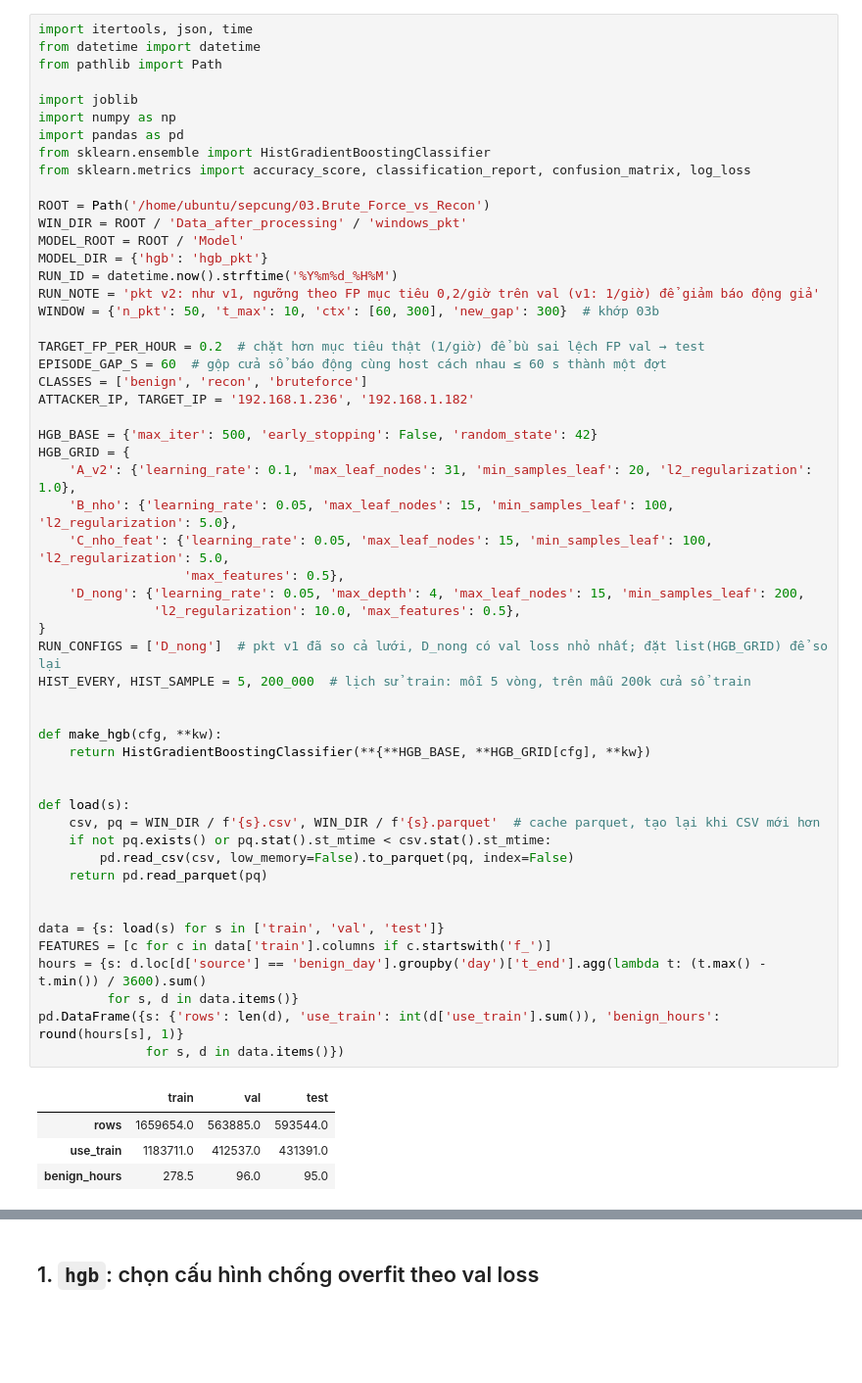
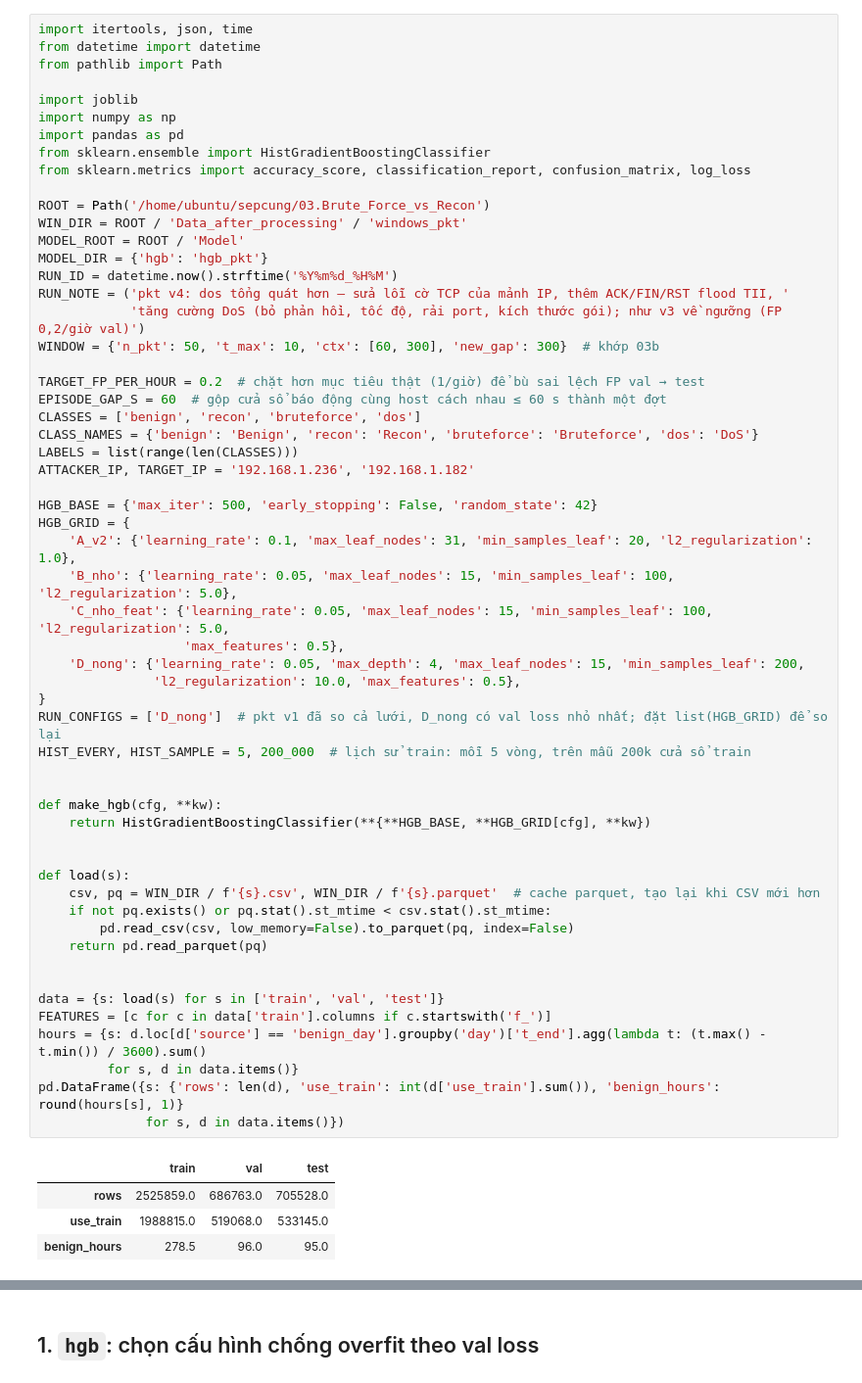
Before and after one commit to DucAnhVu-15/03.BruteForce_-_Recon, a Jupyter notebook: Code/train/04b_train_eval_packet_windows.ipynb, the cells around one changed output, grey strips where cells are left out. Shown at 98% size. Drawn from its saved outputs; the diff is of its cells as text; blank space fills up the shorter version.

```diff
--- a/Code/train/04b_train_eval_packet_windows.ipynb
+++ b/Code/train/04b_train_eval_packet_windows.ipynb
@@ -32,12 +32,15 @@ WIN_DIR = ROOT / 'Data_after_processing' / 'windows_pkt'
 MODEL_ROOT = ROOT / 'Model'
 MODEL_DIR = {'hgb': 'hgb_pkt'}
 RUN_ID = datetime.now().strftime('%Y%m%d_%H%M')
-RUN_NOTE = 'pkt v2: như v1, ngưỡng theo FP mục tiêu 0,2/giờ trên val (v1: 1/giờ) để giảm báo động giả'
+RUN_NOTE = ('pkt v4: dos tổng quát hơn — sửa lỗi cờ TCP của mảnh IP, thêm ACK/FIN/RST flood TII, '
+            'tăng cường DoS (bỏ phản hồi, tốc độ, rải port, kích thước gói); như v3 về ngưỡng (FP 0,2/giờ val)')
 WINDOW = {'n_pkt': 50, 't_max': 10, 'ctx': [60, 300], 'new_gap': 300}  # khớp 03b
 
 TARGET_FP_PER_HOUR = 0.2  # chặt hơn mục tiêu thật (1/giờ) để bù sai lệch FP val → test
 EPISODE_GAP_S = 60  # gộp cửa sổ báo động cùng host cách nhau ≤ 60 s thành một đợt
-CLASSES = ['benign', 'recon', 'bruteforce']
+CLASSES = ['benign', 'recon', 'bruteforce', 'dos']
+CLASS_NAMES = {'benign': 'Benign', 'recon': 'Recon', 'bruteforce': 'Bruteforce', 'dos': 'DoS'}
+LABELS = list(range(len(CLASSES)))
 ATTACKER_IP, TARGET_IP = '192.168.1.236', '192.168.1.182'
 
 HGB_BASE = {'max_iter': 500, 'early_stopping': False, 'random_state': 42}
@@ -45,35 +48,35 @@ HGB_GRID = {
     'A_v2': {'learning_rate': 0.1, 'max_leaf_nodes': 31, 'min_samples_leaf': 20, 'l2_regularization': 1.0},
     'B_nho': {'learning_rate': 0.05, 'max_leaf_nodes': 15, 'min_samples_leaf': 100, 'l2_regularization': 5.0},
     'C_nho_feat': {'learning_rate': 0.05, 'max_leaf_nodes': 15, 'min_samples_leaf': 100, 'l2_regularization': 5.0,
                    'max_features': 0.5},
     'D_nong': {'learning_rate': 0.05, 'max_depth': 4, 'max_leaf_nodes': 15, 'min_samples_leaf': 200,
                'l2_regularization': 10.0, 'max_features': 0.5},
 }
 RUN_CONFIGS = ['D_nong']  # pkt v1 đã so cả lưới, D_nong có val loss nhỏ nhất; đặt list(HGB_GRID) để so lại
 HIST_EVERY, HIST_SAMPLE = 5, 200_000  # lịch sử train: mỗi 5 vòng, trên mẫu 200k cửa sổ train
 
 
 def make_hgb(cfg, **kw):
     return HistGradientBoostingClassifier(**{**HGB_BASE, **HGB_GRID[cfg], **kw})
 
 
 def load(s):
     csv, pq = WIN_DIR / f'{s}.csv', WIN_DIR / f'{s}.parquet'  # cache parquet, tạo lại khi CSV mới hơn
     if not pq.exists() or pq.stat().st_mtime < csv.stat().st_mtime:
         pd.read_csv(csv, low_memory=False).to_parquet(pq, index=False)
     return pd.read_parquet(pq)
 
 
 data = {s: load(s) for s in ['train', 'val', 'test']}
 FEATURES = [c for c in data['train'].columns if c.startswith('f_')]
 hours = {s: d.loc[d['source'] == 'benign_day'].groupby('day')['t_end'].agg(lambda t: (t.max() - t.min()) / 3600).sum()
          for s, d in data.items()}
 pd.DataFrame({s: {'rows': len(d), 'use_train': int(d['use_train'].sum()), 'benign_hours': round(hours[s], 1)}
               for s, d in data.items()})
 # %% [output]
 |  | train | val | test |
-| rows | 1659654.0 | 563885.0 | 593544.0 |
-| use_train | 1183711.0 | 412537.0 | 431391.0 |
+| rows | 2525859.0 | 686763.0 | 705528.0 |
+| use_train | 1988815.0 | 519068.0 | 533145.0 |
 | benign_hours | 278.5 | 96.0 | 95.0 |
 # %%
 pd.concat({s: d.groupby(['source', 'label']).size() for s, d in data.items()}, axis=1).fillna(0).astype(int)
```
Also changed, not shown: parts of 12 cells of this notebook, 8 other files.
